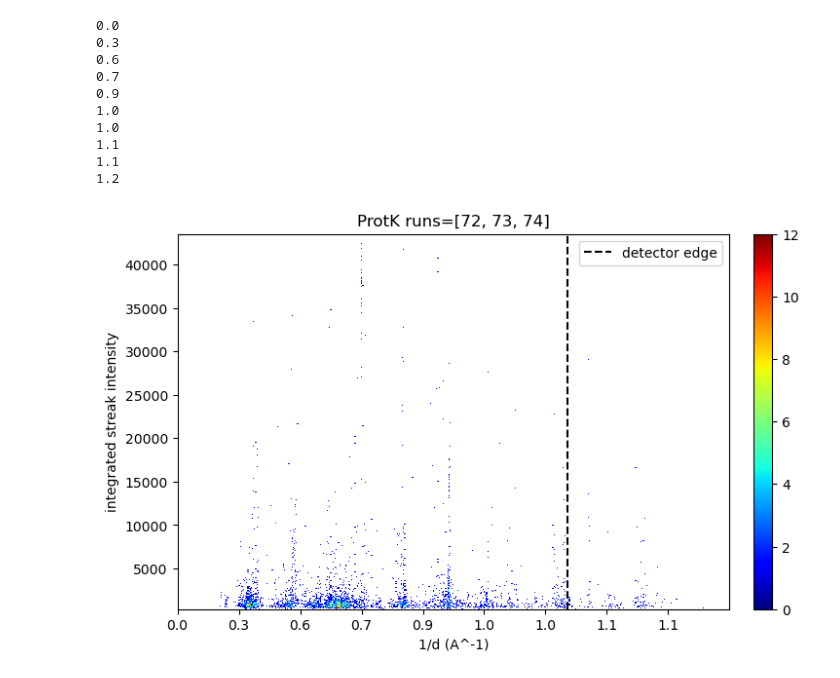
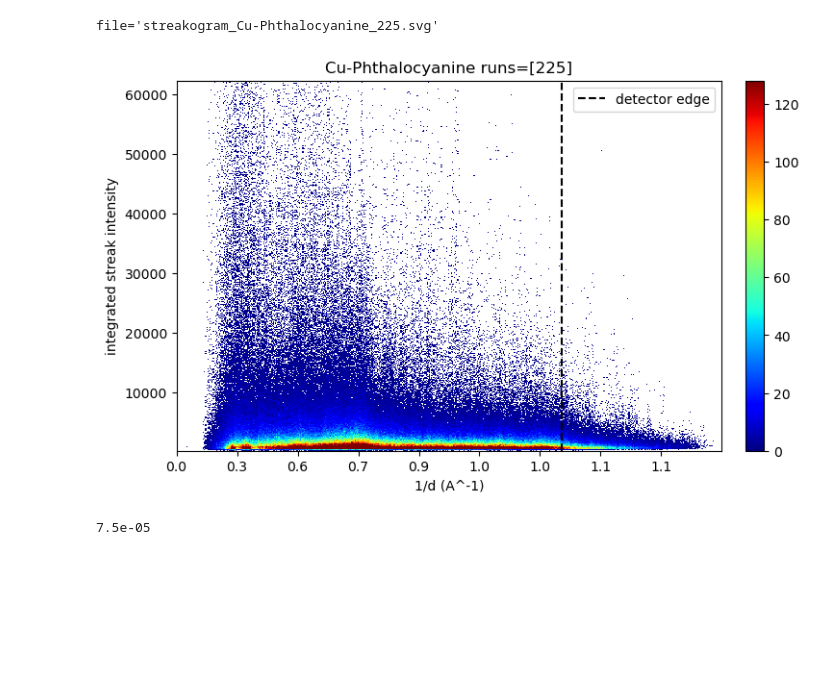
Before and after one commit to FXIhub/swissFEL202507, a Jupyter notebook: analysis/streakogram.ipynb, the cells around one changed output. Cells and saved outputs as stored; diff of their text form; code cells hidden in the pictures; blank space fills up the shorter version.

```diff
--- a/analysis/streakogram.ipynb
+++ b/analysis/streakogram.ipynb
@@ -18,9 +28,24 @@ import scipy.constants as sc
 #title = f'I3C {runs=}'
 #file = 'streakogram_I3C.svg'
 
-runs = [72,73,74]
-title = f'ProtK {runs=}'
-file = 'streakogram_ProtK.svg'
+runs = [176]
+sample = 'Cu-Phthalocyanine'
+title = f'{sample} {runs=}'
+file = f'streakogram_{sample}.svg'
+
+runs = [225]
+sample_name = 'Cu-Phthalocyanine-last'
+
+# runs = [227]
+# sample_name = 'Vit-B12-recryst-1'
+
+title = f'{sample} {runs=}'
+file = f'streakogram_{sample}_{'-'.join([str(r) for r in runs])}.svg'
+
+# runs = [126]
+# sample = 'B3C_03'
+# title = f'{sample} {runs=}'
+# file = f'streakogram_{sample}.svg'
 
 #runs = [78]
 #sample = 'Ferritin_D1'
@@ -28,6 +53,7 @@ file = 'streakogram_ProtK.svg'
 #file = f'streakogram_{sample}.svg'
 
 
+#fnams = [Path(constants.work) / f'streaks/streaks_run{run:>04}.h5' for run in runs]
 fnams = [Path(constants.work) / f'streaks/streaks_run{run:>04}.h5' for run in runs]
 
 def calc_res(x, z, wav):
@@ -70,44 +96,41 @@ corner_res = 1e-10 * calc_res(corner, z, wav)
 
 # h, bins = np.histogram(r, bins=1000)
 range_im = range = [[0, corner], [counts.min(), np.percentile(counts, 99.5)]]
-vmax = np.percentile(H[H>0], 98)
+
 # range_im = range = [[0, edge], [0, counts.max()]]
 H, binsx, binsy = np.histogram2d(r, counts, bins=500, range=range_im)
+vmax = np.percentile(H[H>0], 98)
 H[H==0] = np.nan
 fig, ax = plt.subplots()
 fig.set_size_inches(8, 5)
 im = ax.imshow(H.T, origin='lower', vmin=0, vmax=vmax, cmap='jet', extent=[binsx[0], binsx[-1], binsy[0], binsy[-1]], aspect='auto', interpolation='none')
 
 # relable x-axis with resolution
 xlabels = ax.get_xticklabels()
 for l in xlabels:
     x = l.get_position()[0]
     res_l = 1e-10 * calc_res(x, z, wav)
     text = str(round(res_l, 1))
     l.set_text(text)
 ax.set_xticklabels(xlabels)
 
 ylim = ax.get_ylim()
 
 ax.vlines(edge, ylim[0], ylim[1], label='detector edge', color='k', linestyles='--')
 # ax.vlines(corner, ylim[0], ylim[1], label='detector corner')
 ax.legend()
 
 ax.set_ylabel('integrated streak intensity')
 ax.set_xlabel('1/d (A^-1)')
 ax.set_title(title)
 plt.colorbar(im, fraction=0.046, pad=0.04)
+print(f'{file=}')
 plt.savefig(file)
 plt.show()
 # %% [output]
-0.0
-0.3
-0.6
-0.7
-0.9
-1.0
-1.0
-1.1
-1.1
-1.2
+file='streakogram_Cu-Phthalocyanine_225.svg'
-[figure, old version]
+[figure, new version]
+# %%
+pixel_size
+# %% [output]
+7.5e-05
```
Also changed, not shown: parts of 1 cell of this notebook, 28 other files.
